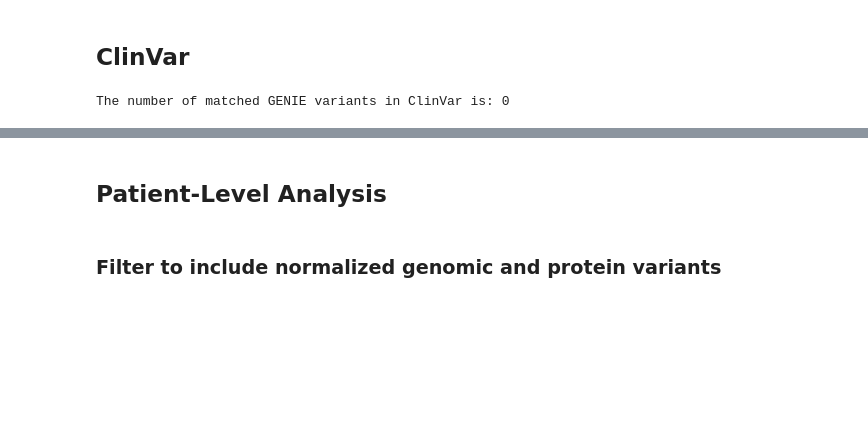
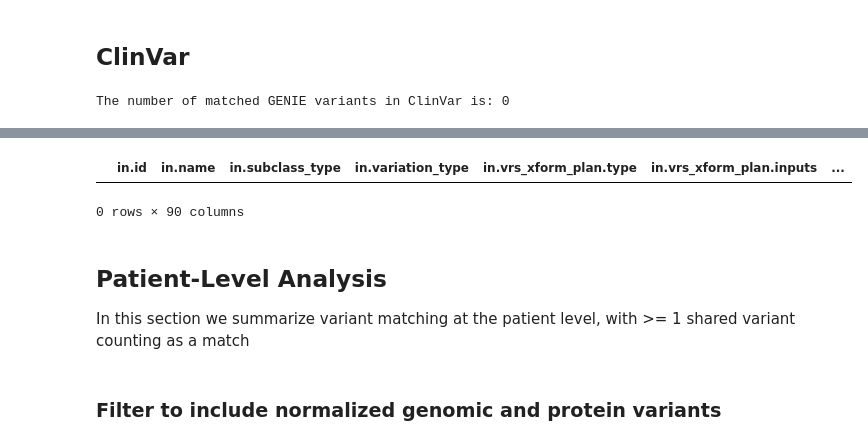
Before and after one commit to GenomicMedLab/variation-normalizer-manuscript, a Jupyter notebook: analysis/genie/genie_search_analysis.ipynb, the cells around one changed output, grey strips where cells are left out. Cells and saved outputs as stored; diff of their text form; code cells hidden in the pictures; blank space fills up the shorter version.

```diff
--- a/analysis/genie/genie_search_analysis.ipynb
+++ b/analysis/genie/genie_search_analysis.ipynb
@@ -118,5 +137,11 @@ The number of matched GENIE variants in ClinVar is: 0
+# %%
+clinvar_variants.loc[clinvar_variants["in.id"] == 547829]
+# %% [output]
+|  | in.id | in.name | in.subclass_type | in.variation_type | in.vrs_xform_plan.type | in.vrs_xform_plan.inputs | ... |
+0 rows × 90 columns
 # %% [markdown]
 ## Patient-Level Analysis
+In this section we summarize variant matching at the patient level, with >= 1 shared variant counting as a match
 # %% [markdown]
 ### Filter to include normalized genomic and protein variants
 # %%
```
Also changed, not shown: parts of 10 cells of this notebook.
